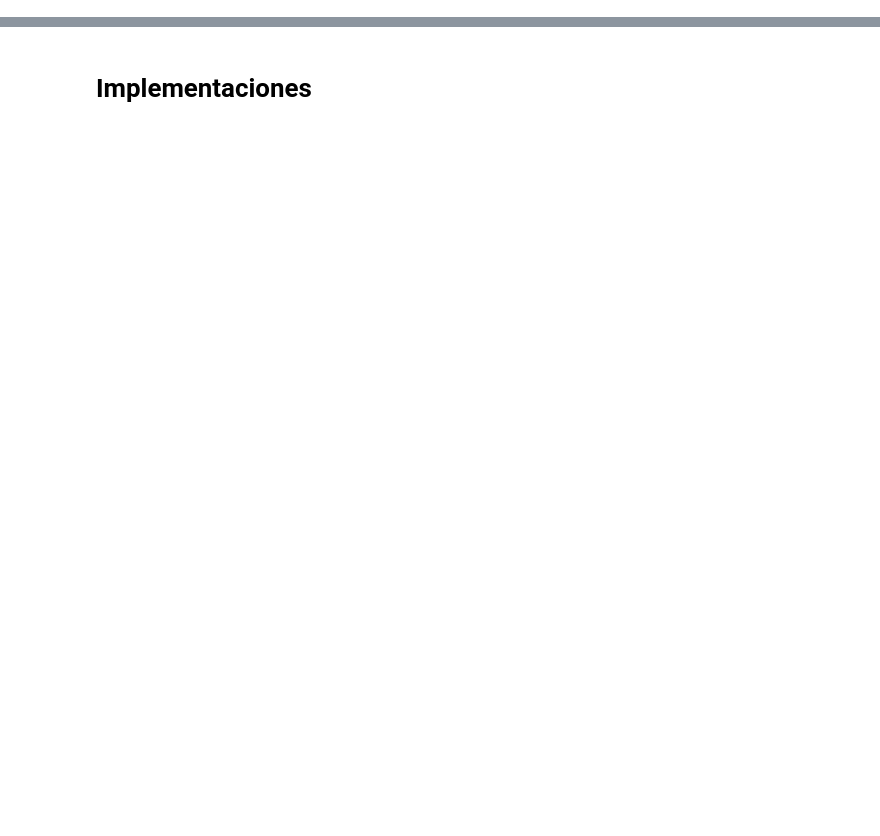
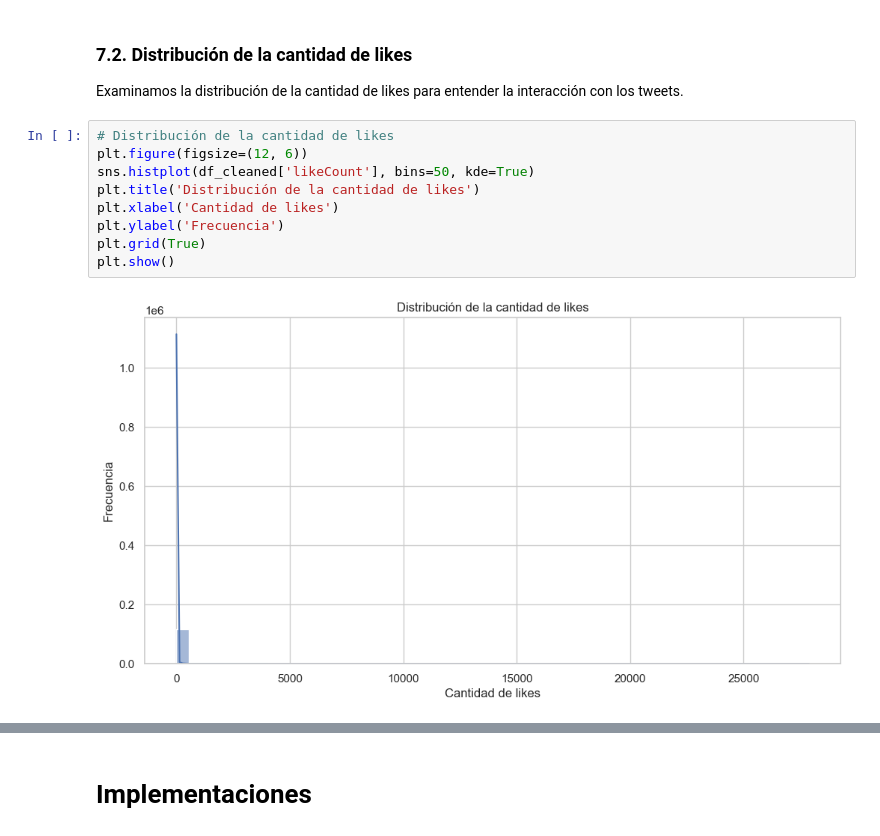
Before and after one commit to bassisi/desafios, a Jupyter notebook: src/challenge.ipynb, the cells around one changed output, grey strips where cells are left out. Drawn from its saved outputs; the diff is of its cells as text; blank space fills up the shorter version.

```diff
--- a/src/challenge.ipynb
+++ b/src/challenge.ipynb
@@ -321,0 +150,15 @@ dataframe["lang"].value_counts().plot(kind='bar')
+# %% [markdown]
+### 7.2. Distribución de la cantidad de likes
+
+Examinamos la distribución de la cantidad de likes para entender la interacción con los tweets.
+# %%
+# Distribución de la cantidad de likes
+plt.figure(figsize=(12, 6))
+sns.histplot(df_cleaned['likeCount'], bins=50, kde=True)
+plt.title('Distribución de la cantidad de likes')
+plt.xlabel('Cantidad de likes')
+plt.ylabel('Frecuencia')
+plt.grid(True)
+plt.show()
+# %% [output]
+[figure, added]
```
Also changed, not shown: parts of 70 cells of this notebook, 1 other file.
